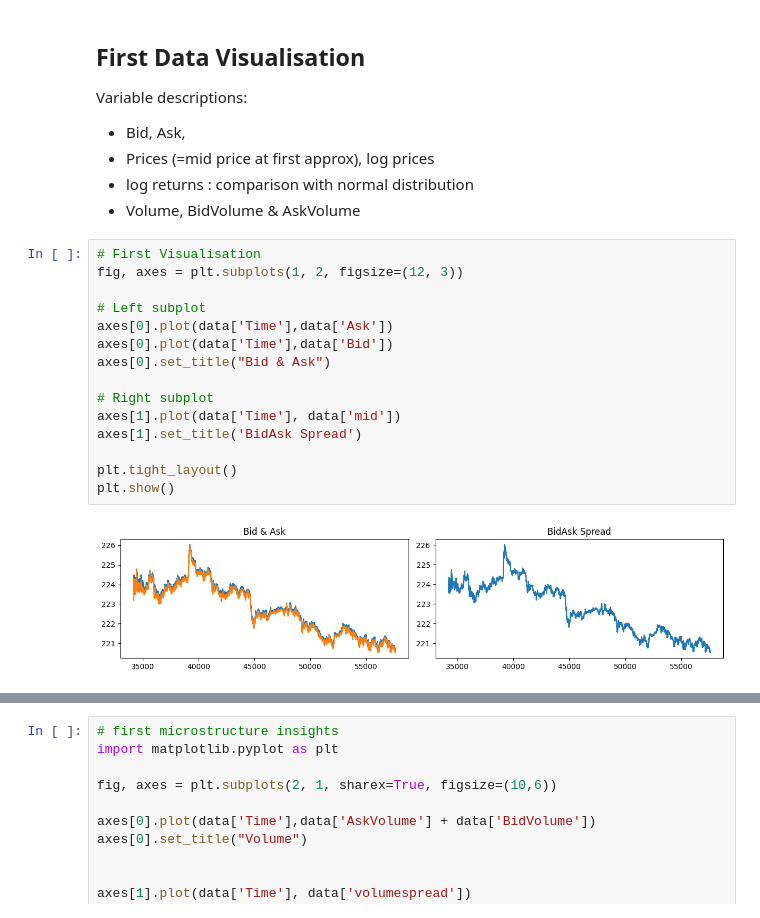
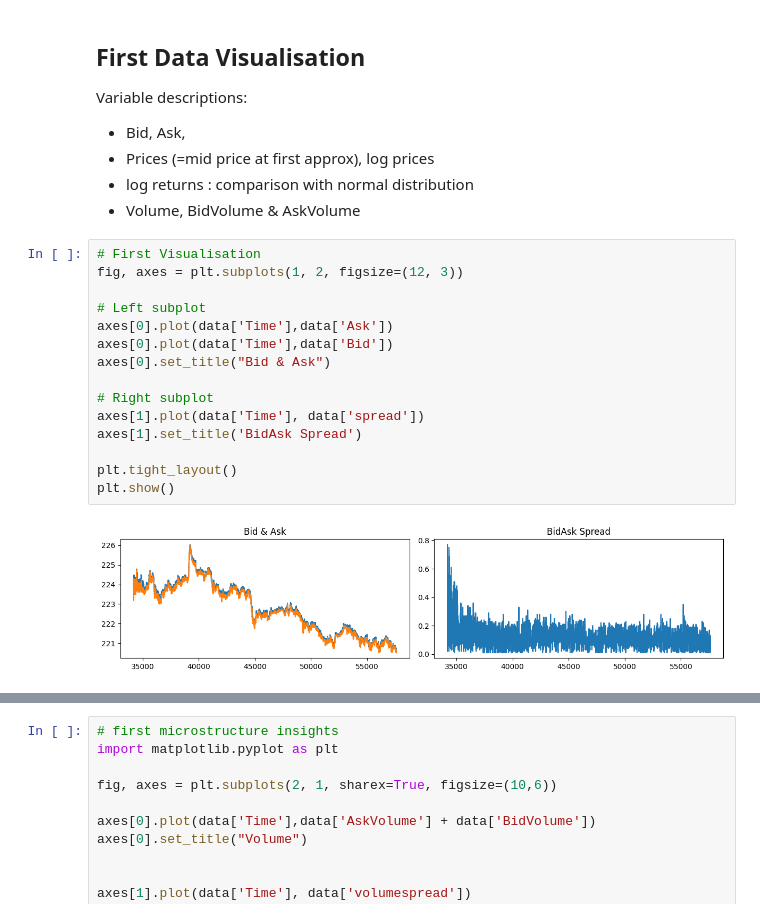
Before and after one commit to MassilGG/Financial_Econometrics, a Jupyter notebook: Topic3.ipynb, the cells around one changed output, grey strips where cells are left out. Drawn from its saved outputs; the diff is of its cells as text.

```diff
--- a/Topic3.ipynb
+++ b/Topic3.ipynb
@@ -121,17 +121,17 @@ Variable descriptions:
 # %%
 # First Visualisation
 fig, axes = plt.subplots(1, 2, figsize=(12, 3))
 
 # Left subplot
 axes[0].plot(data['Time'],data['Ask'])
 axes[0].plot(data['Time'],data['Bid'])
 axes[0].set_title("Bid & Ask")
 
 # Right subplot
-axes[1].plot(data['Time'], data['mid'])
+axes[1].plot(data['Time'], data['spread'])
 axes[1].set_title('BidAsk Spread')
 
 plt.tight_layout()
 plt.show()
 # %% [output]
-[figure, old version]
+[figure, new version]
```
Also changed, not shown: parts of 3 cells of this notebook.
